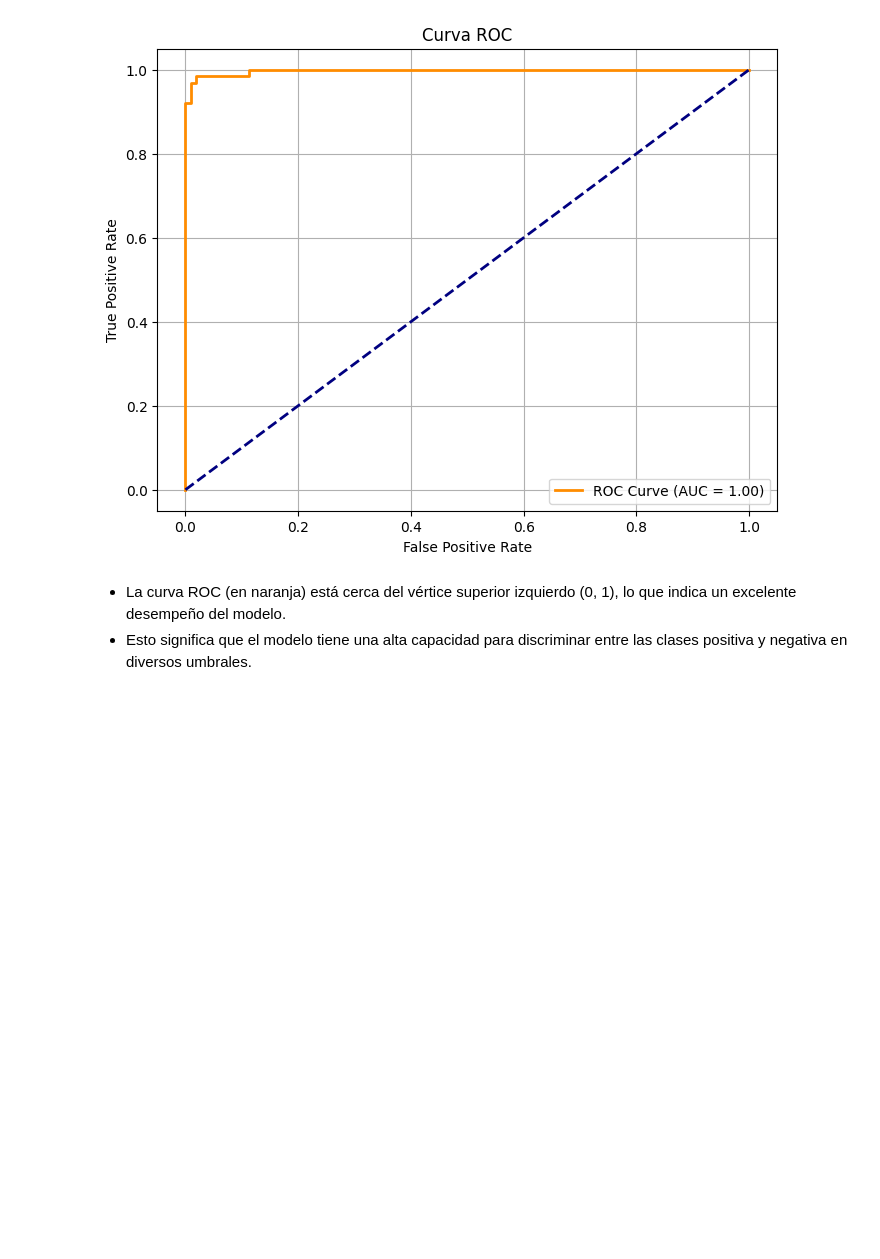
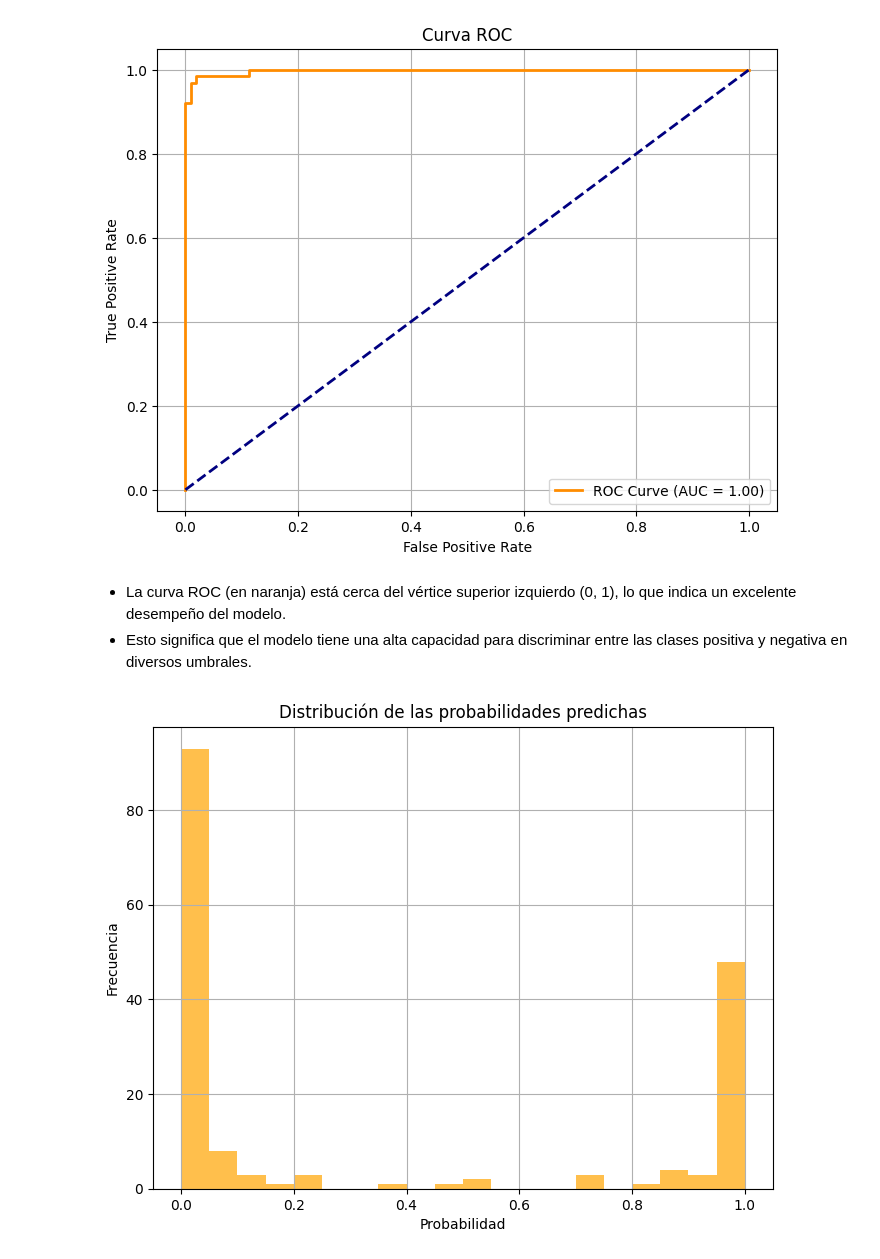
Before and after one commit to JoseMariaPY/proyecto-final-andino-duarte, a Jupyter notebook: proyecto-final-UCOM.ipynb, the cells around one changed output. Cells and saved outputs as stored; diff of their text form; code cells hidden in the pictures; blank space fills up the shorter version.

```diff
--- a/proyecto-final-UCOM.ipynb
+++ b/proyecto-final-UCOM.ipynb
@@ -316,3 +316,13 @@ plt.show()
 # %% [markdown]
 * La curva ROC (en naranja) está cerca del vértice superior izquierdo (0, 1), lo que indica un excelente desempeño del modelo.
 * Esto significa que el modelo tiene una alta capacidad para discriminar entre las clases positiva y negativa en diversos umbrales.
+# %%
+plt.figure(figsize=(8, 6))
+plt.hist(y_pred_proba, bins=20, color='orange', alpha=0.7)
+plt.title("Distribución de las probabilidades predichas")
+plt.xlabel("Probabilidad")
+plt.ylabel("Frecuencia")
+plt.grid(True)
+plt.show()
+# %% [output]
+[figure, added]
```
Also changed, not shown: parts of 2 cells of this notebook.
